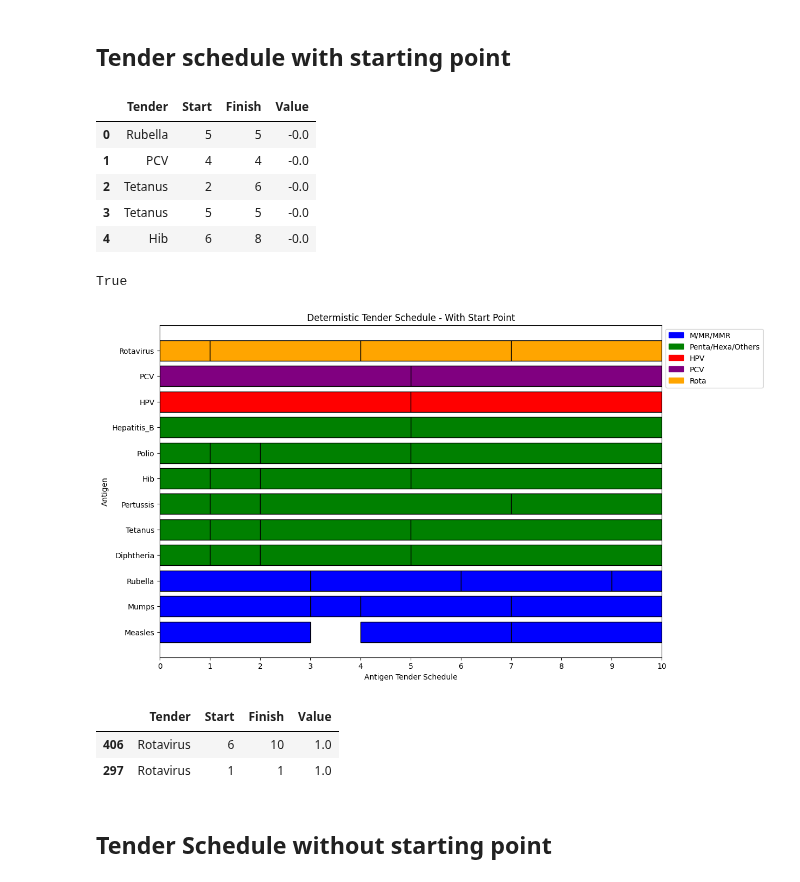
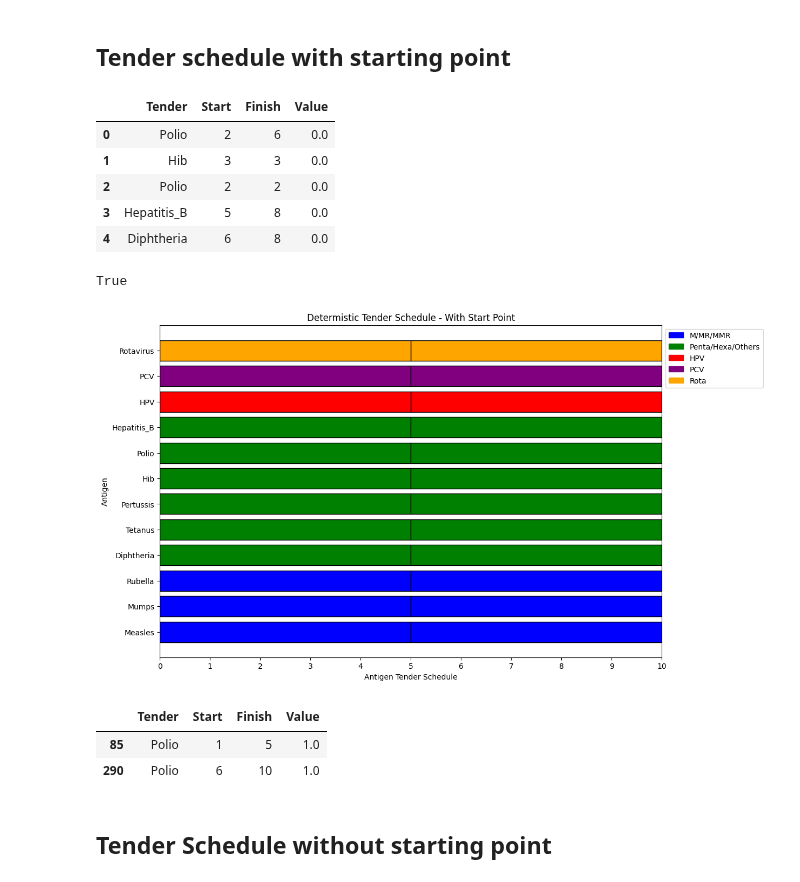
Before and after one commit to nuhorchak/Vaccine_Tender, a Jupyter notebook: tender_schedule_visualization.ipynb, the cells around one changed output. Drawn from its saved outputs; the diff is of its cells as text; code cells hidden in the pictures.

Commit message:
start point JSON created; updates visuals

```diff
--- a/tender_schedule_visualization.ipynb
+++ b/tender_schedule_visualization.ipynb
@@ -9,7 +9,7 @@ import matplotlib.pyplot as plt
 # %% [markdown]
 ## Tender schedule with starting point
 # %%
-with open('Deterministic_results_with_start.json') as json_file:
+with open('Deterministic_results_without_presolve.json') as json_file:
     F_results = json.load(json_file)
 # %%
 # Search results by keyword for F (tender schedules)
@@ -51,11 +51,11 @@ F_values_df = pd.DataFrame(data_list)
 F_values_df.head()
 # %% [output]
 |  | Tender | Start | Finish | Value |
-| 0 | Rubella | 5 | 5 | -0.0 |
-| 1 | PCV | 4 | 4 | -0.0 |
-| 2 | Tetanus | 2 | 6 | -0.0 |
-| 3 | Tetanus | 5 | 5 | -0.0 |
-| 4 | Hib | 6 | 8 | -0.0 |
+| 0 | Polio | 2 | 6 | 0.0 |
+| 1 | Hib | 3 | 3 | 0.0 |
+| 2 | Polio | 2 | 2 | 0.0 |
+| 3 | Hepatitis_B | 5 | 8 | 0.0 |
+| 4 | Diphtheria | 6 | 8 | 0.0 |
 # %%
 #check to make sure all tenders are accounted for in model results
 def lists_contain_same_strings(list1, list2):
@@ -108,45 +108,45 @@ colors = {
 
 # Iterate through rows and plot bars based on conditions and color groups
 for index, row in F_values_df.iterrows():
-    if row['Value'] == 1:
+    if round(row['Value']) == 1:
         start = row['Start'] - 1
         end = row['Finish']
 
         # Choose color based on the group
         for group, tenders in color_groups.items():
             if row['Tender'] in tenders:
                 color = colors[group]
                 ax.barh(row['Tender'], width=end - start, left=start, edgecolor='black', color=color)
 
 # Set labels and show the plot
 ax.set_xlim(0, 10)
 ax.set_xticks(range(11))
 
 ax.set_xlabel('Antigen Tender Schedule')
 ax.set_ylabel('Antigen')
 plt.title('Determistic Tender Schedule - With Start Point')
 
 # Create a legend with adjusted location
 legend_labels = [plt.Rectangle((0,0),1,1, color=colors[group], label=group) for group in color_groups.keys()]
 ax.legend(legend_labels, color_groups.keys(), loc='upper left', bbox_to_anchor=(1, 1))
 
 
 # Save and show the plot
 # plt.savefig('Deterministic_Tenders_With_Start_Color_Groups_Same_Color.png')
 plt.savefig('Deterministic_Tenders_With_Start_Color_Groups_Same_Color.png', bbox_inches='tight', pad_inches=0.1)
 plt.show()
 plt.show()
 # %% [output]
-[figure, old version]
+[figure, new version]
 # %%
 # filter(row -> row[:Tender] == "Rotavirus", )
 
-rota = F_values_df[F_values_df['Tender'] == 'Rotavirus']
-rota[rota['Value'] == 1]
+rota = F_values_df[F_values_df['Tender'] == 'Polio']
+rota[round(rota['Value']) == 1]
 # %% [output]
 |  | Tender | Start | Finish | Value |
-| 406 | Rotavirus | 6 | 10 | 1.0 |
-| 297 | Rotavirus | 1 | 1 | 1.0 |
+| 85 | Polio | 1 | 5 | 1.0 |
+| 290 | Polio | 6 | 10 | 1.0 |
 # %% [markdown]
 ## Tender Schedule without starting point
 # %%
```
Also changed, not shown: parts of 3 cells of this notebook, 4 other files.
